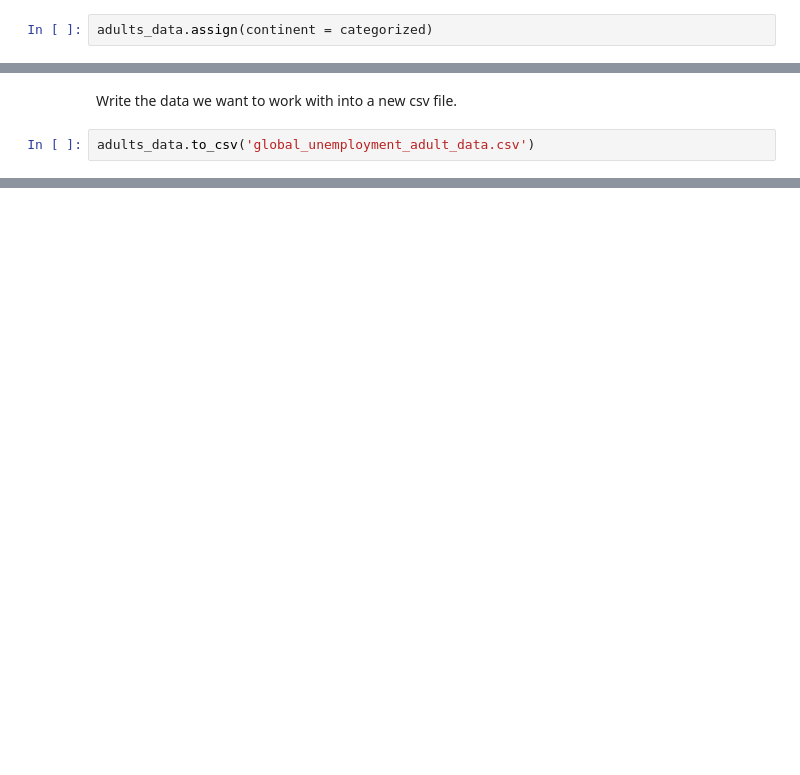
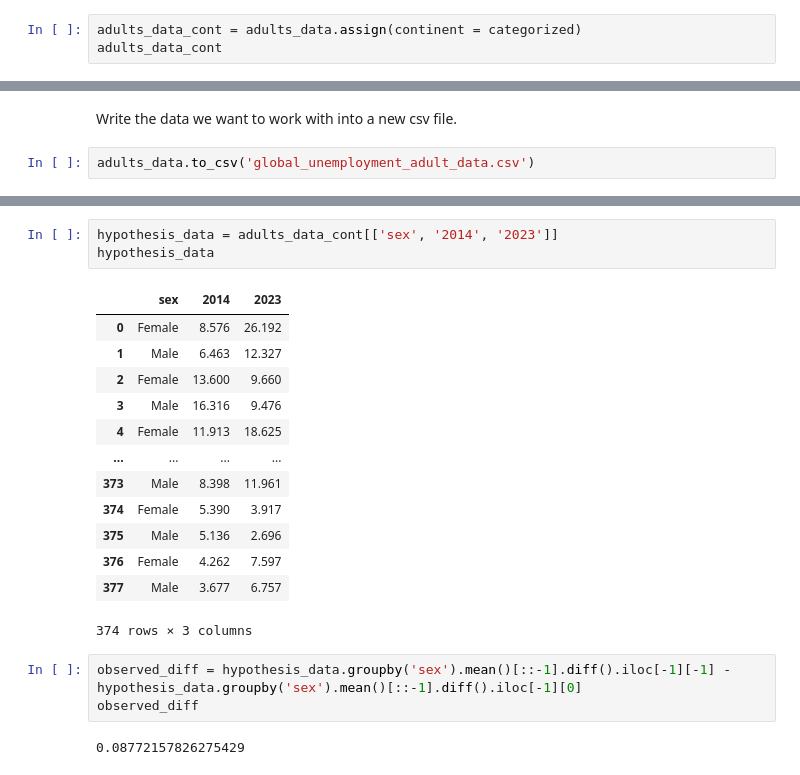
Before and after one commit to niannianwang/Global-Unemployment-Prediction, a Jupyter notebook: notebook.ipynb, the cells around one changed output, grey strips where cells are left out. Saved outputs shown, nothing was run; the diff lists cells and outputs as text; blank space fills up the shorter version.

Commit message:
hypothesis testing

```diff
--- a/notebook.ipynb
+++ b/notebook.ipynb
@@ -270,5 +277,6 @@ adults_data
 # %%
-adults_data.assign(continent = categorized)
+adults_data_cont = adults_data.assign(continent = categorized)
+adults_data_cont
 # %% [output]
 |  | country_name | sex | 2014 | 2015 | 2016 | 2017 | 2018 | 2019 | 2020 | 2021 | ... |
 | 0 | Afghanistan | Female | 8.576 | 9.014 | 9.463 | 9.920 | 11.223 | 12.587 | 14.079 | 14.415 | ... |
@@ -304,0 +333,22 @@ adults_data[adults_data.isna().any(axis=1)]
+# %%
+hypothesis_data = adults_data_cont[['sex', '2014', '2023']]
+hypothesis_data
+# %% [output]
+|  | sex | 2014 | 2023 |
+| 0 | Female | 8.576 | 26.192 |
+| 1 | Male | 6.463 | 12.327 |
+| 2 | Female | 13.600 | 9.660 |
+| 3 | Male | 16.316 | 9.476 |
+| 4 | Female | 11.913 | 18.625 |
+| ... | ... | ... | ... |
+| 373 | Male | 8.398 | 11.961 |
+| 374 | Female | 5.390 | 3.917 |
+| 375 | Male | 5.136 | 2.696 |
+| 376 | Female | 4.262 | 7.597 |
+| 377 | Male | 3.677 | 6.757 |
+374 rows × 3 columns
+# %%
+observed_diff = hypothesis_data.groupby('sex').mean()[::-1].diff().iloc[-1][-1] - hypothesis_data.groupby('sex').mean()[::-1].diff().iloc[-1][0]
+observed_diff
+# %% [output]
+0.08772157826275429
```
Also changed, not shown: parts of 21 cells of this notebook, 1 other file.
